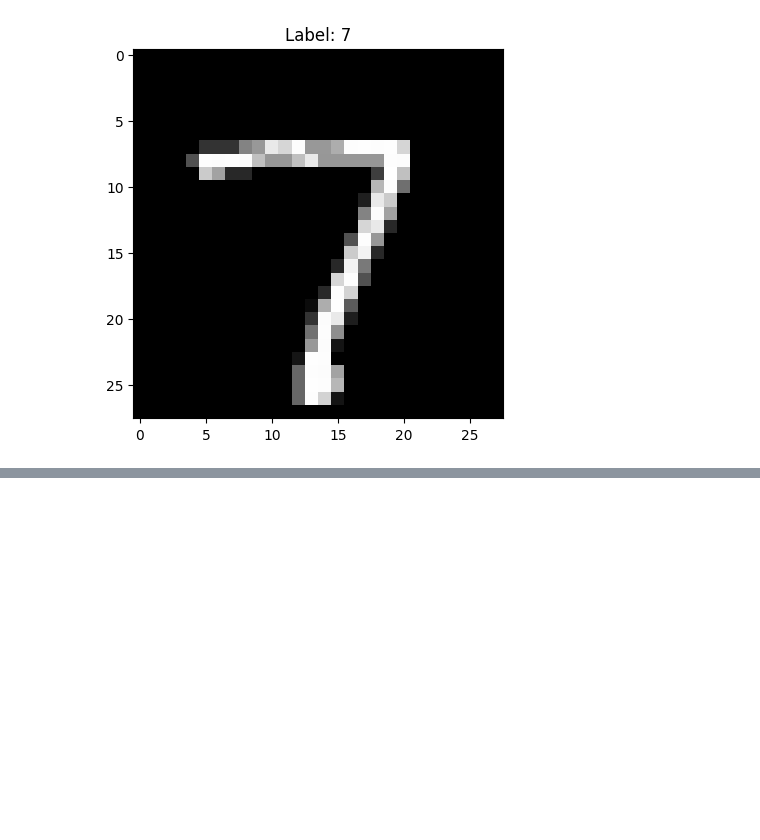
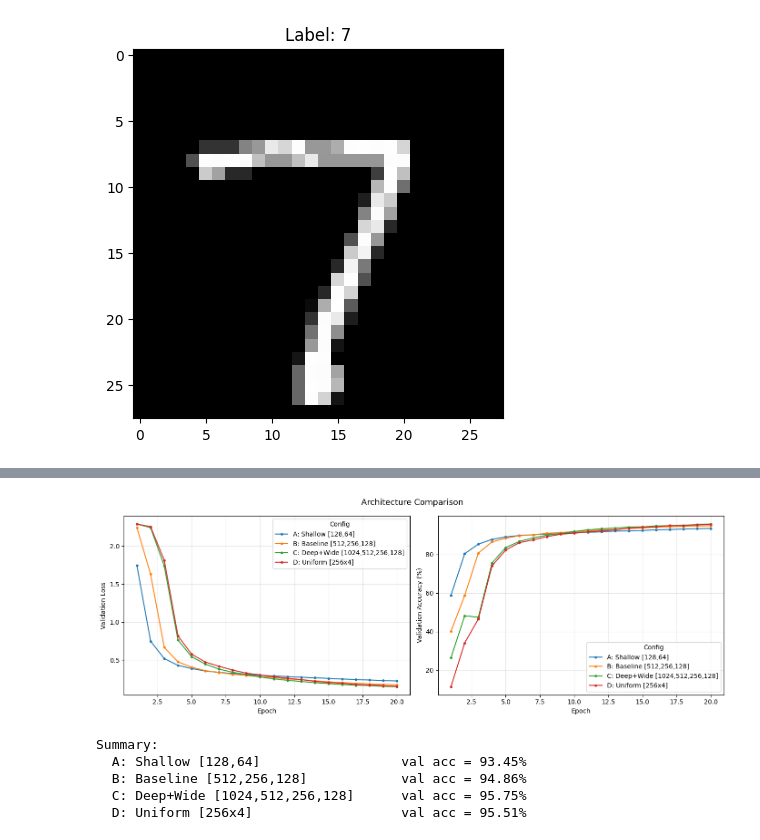
Before and after one commit to MostafaAY43/MNIST-CNN-Neural-Networks, a Jupyter notebook: mnist-cnn-nn.ipynb, the cells around one changed output, grey strips where cells are left out. Cells and saved outputs as stored; diff of their text form; code cells hidden in the pictures; blank space fills up the shorter version.

```diff
--- a/mnist-cnn-nn.ipynb
+++ b/mnist-cnn-nn.ipynb
@@ -133,0 +450,28 @@ plt.show()
+# %%
+architectures = [
+    [128, 64],
+    [512, 256, 128],
+    [1024, 512, 256, 128],
+    [256, 256, 256, 256],
+]
+arch_labels = [
+    'A: Shallow [128,64]',
+    'B: Baseline [512,256,128]',
+    'C: Deep+Wide [1024,512,256,128]',
+    'D: Uniform [256x4]',
+]
+arch_histories, arch_final_accs = [], []
+
+for arch, lbl in zip(architectures, arch_labels):
+    print(f'\n--- {lbl} ---')
+    _, hist = run_experiment(hidden_sizes=arch)
+    arch_histories.append(hist)
+    arch_final_accs.append(hist['val_acc'][-1])
+
+plot_comparison(arch_histories, arch_labels,
+                'Architecture Comparison', 'Config')
+
+print('\nSummary:')
+for lbl, acc in zip(arch_labels, arch_final_accs):
+    print(f'  {lbl:<35}  val acc = {acc:.2f}%')
+# %% [output]
@@ -133,0 +495,6 @@ plt.show()
+[figure, added]
+Summary:
+  A: Shallow [128,64]                  val acc = 93.45%
+  B: Baseline [512,256,128]            val acc = 94.86%
+  C: Deep+Wide [1024,512,256,128]      val acc = 95.75%
+  D: Uniform [256x4]                   val acc = 95.51%
```
Also changed, not shown: parts of 32 cells of this notebook.
